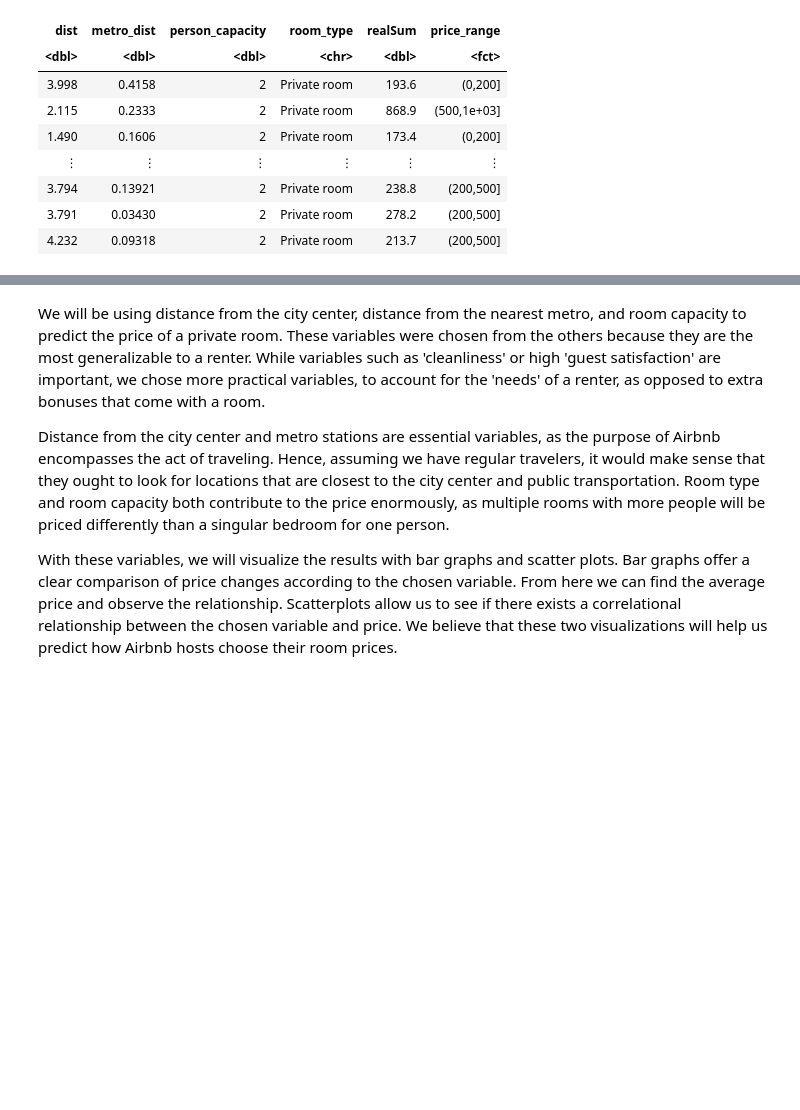
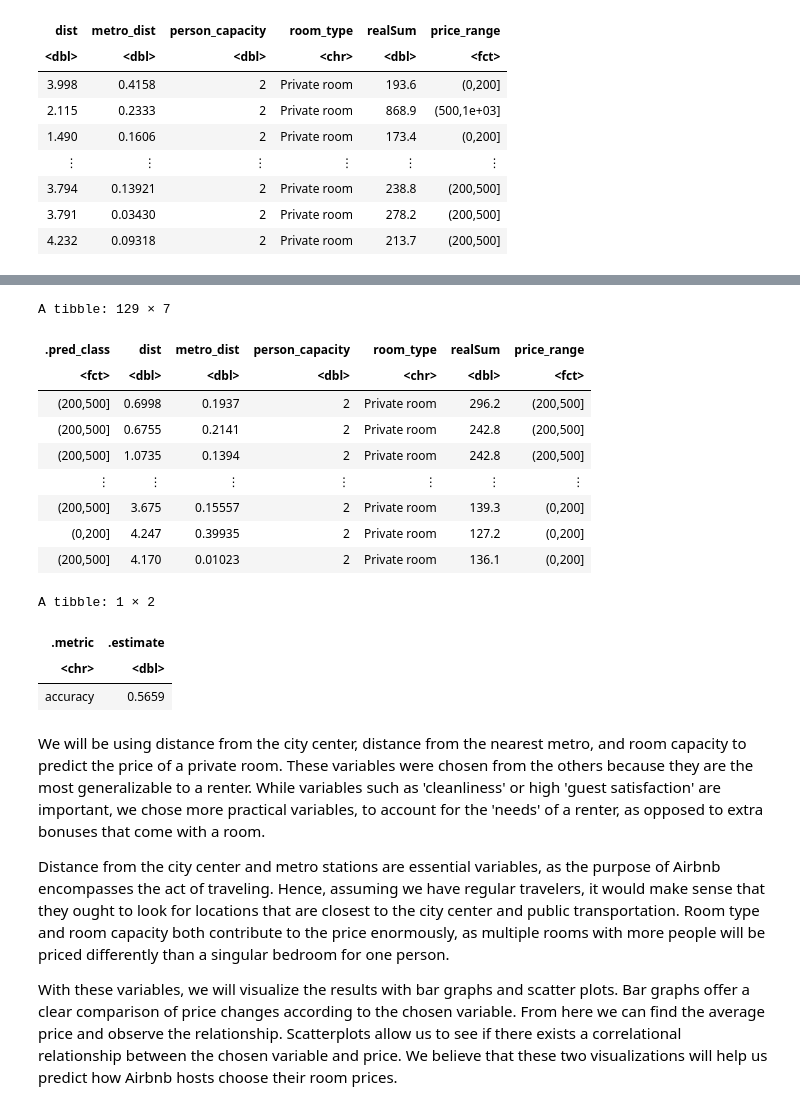
Before and after one commit to chadsc79/dsci-100-2022w2-group-7-section-005, a Jupyter notebook: dsci100_group_project_report_005.ipynb, the cells around one changed output, grey strips where cells are left out. Cells and saved outputs as stored; diff of their text form; code cells hidden in the pictures; blank space fills up the shorter version.

Commit message:
Fixed accuracy prediction and added some discussions

```diff
--- a/dsci100_group_project_report_005.ipynb
+++ b/dsci100_group_project_report_005.ipynb
@@ -242,27 +244,41 @@ A tibble: 20 × 7
 # %%
 
 knn_best_spec <- nearest_neighbor(weight_func = "rectangular", neighbors = 25) |>
   set_engine("kknn") |>
   set_mode("classification")
 
 paris_fit <- workflow() |>
   add_recipe(paris_recipe) |>
   add_model(knn_best_spec) |>
   fit(data = paris_train)
 
 
 # Get the prediction column
 paris_predictions <- predict(paris_fit, paris_test) |>
     bind_cols(paris_test)
 paris_predictions
 
 # Compare the accuracy of predictions to the true values in the test set
 paris_acc <- paris_predictions |>
-    metrics(truth = price_range, estimate = .pred) |>
+    metrics(truth = price_range, estimate = .pred_class) |>
     select(.metric, .estimate) |>
-
     head(1)
 paris_acc
+# %% [output]
+A tibble: 129 × 7
+| .pred_class | dist | metro_dist | person_capacity | room_type | realSum | price_range |
+| <fct> | <dbl> | <dbl> | <dbl> | <chr> | <dbl> | <fct> |
+| (200,500] | 0.6998 | 0.1937 | 2 | Private room | 296.2 | (200,500] |
+| (200,500] | 0.6755 | 0.2141 | 2 | Private room | 242.8 | (200,500] |
+| (200,500] | 1.0735 | 0.1394 | 2 | Private room | 242.8 | (200,500] |
+| ⋮ | ⋮ | ⋮ | ⋮ | ⋮ | ⋮ | ⋮ |
+| (200,500] | 3.675 | 0.15557 | 2 | Private room | 139.3 | (0,200] |
+| (0,200] | 4.247 | 0.39935 | 2 | Private room | 127.2 | (0,200] |
+| (200,500] | 4.170 | 0.01023 | 2 | Private room | 136.1 | (0,200] |
+A tibble: 1 × 2
+| .metric | .estimate |
+| <chr> | <dbl> |
+| accuracy | 0.5659 |
 # %% [markdown]
 We will be using distance from the city center, distance from the nearest metro, and room capacity to predict the price of a private room. These variables were chosen from the others because they are the most generalizable to a renter. While variables such as 'cleanliness' or high 'guest satisfaction' are important, we chose more practical variables, to account for the 'needs' of a renter, as opposed to extra bonuses that come with a room.
 
```
Also changed, not shown: parts of 10 cells of this notebook.
